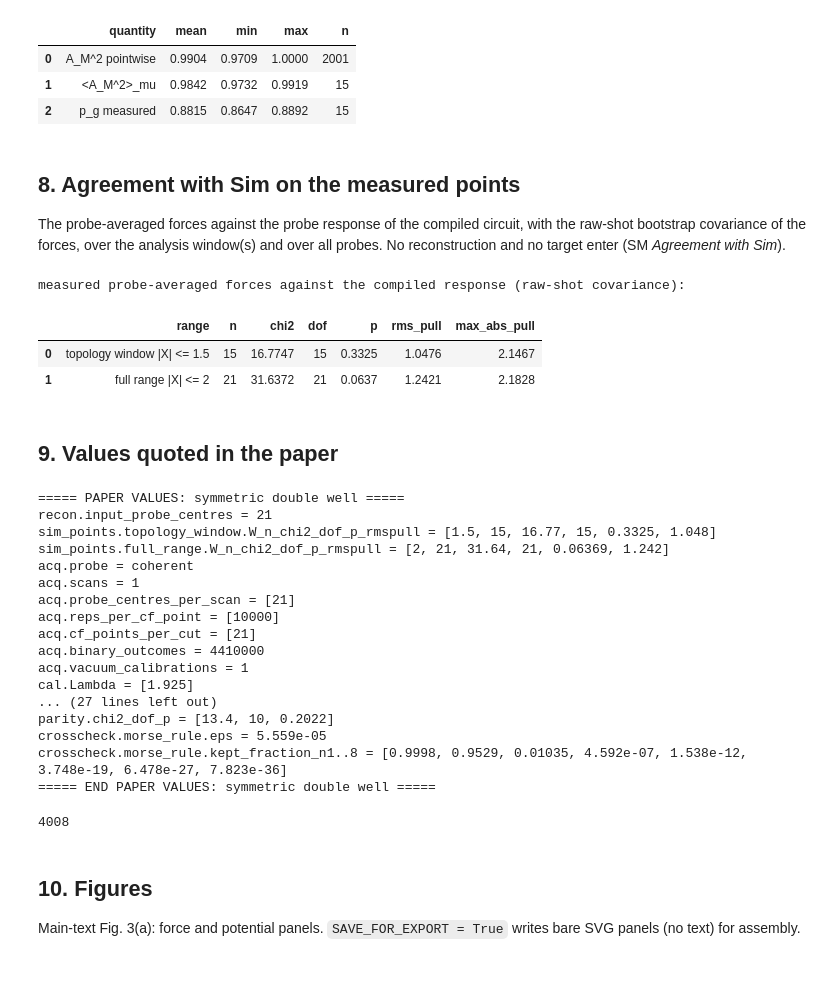
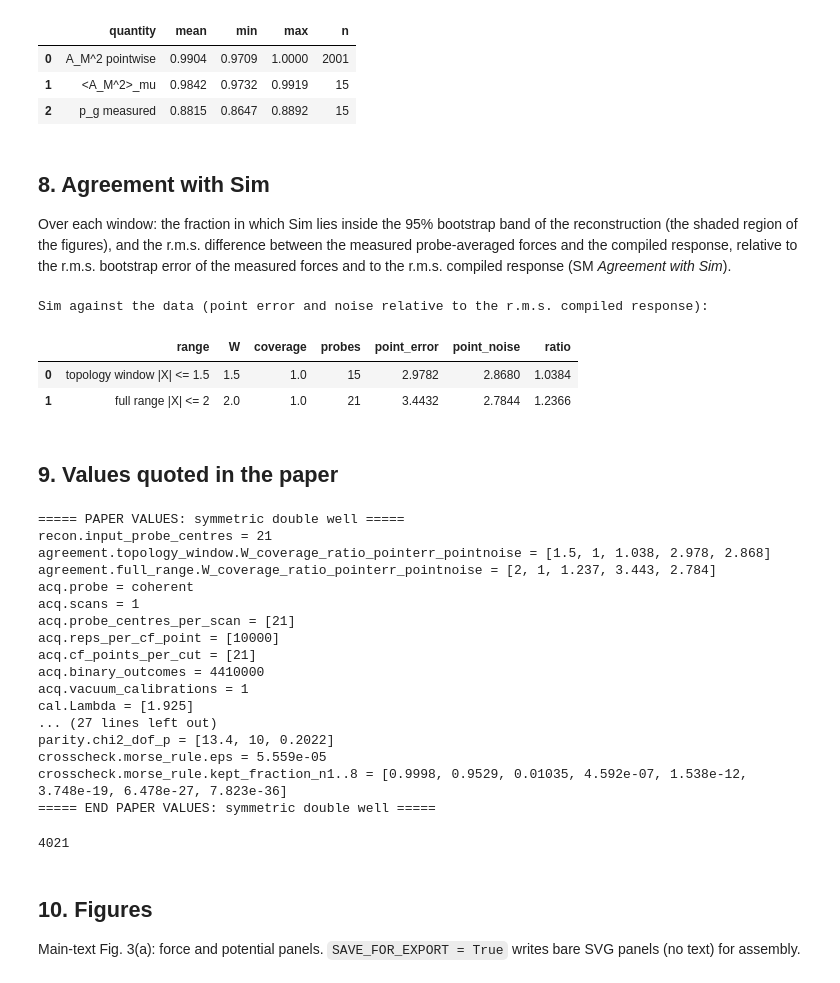
Before and after one commit to clarayfontaine/qsp-anharmonic-potentials, a Jupyter notebook: 02_symmetric_double_well.ipynb, the cells around one changed output. Cells and saved outputs as stored; diff of their text form; code cells hidden in the pictures.

Commit message:
Update sim to data agreement

```diff
--- a/02_symmetric_double_well.ipynb
+++ b/02_symmetric_double_well.ipynb
@@ -1324,51 +1324,68 @@ acceptance over |X| <= 1.5:
 | 1 | <A_M^2>_mu | 0.9842 | 0.9732 | 0.9919 | 15 |
 | 2 | p_g measured | 0.8815 | 0.8647 | 0.8892 | 15 |
 # %% [markdown]
-## 8. Agreement with Sim on the measured points
-The probe-averaged forces against the probe response of the compiled circuit, with the
-raw-shot bootstrap covariance of the forces, over the analysis window(s) and over all
-probes. No reconstruction and no target enter (SM *Agreement with Sim*).
+## 8. Agreement with Sim
+Over each window: the fraction in which Sim lies inside the 95% bootstrap band of the
+reconstruction (the shaded region of the figures), and the r.m.s. difference between the measured
+probe-averaged forces and the compiled response, relative to the r.m.s. bootstrap error of the
+measured forces and to the r.m.s. compiled response (SM *Agreement with Sim*).
 # %%
 # =====================================================================
-#  §8 --- AGREEMENT WITH SIM ON THE MEASURED POINTS.  chi2 = d^T C^-1 d,
-#  d the measured minus the compiled probe-averaged force at each probe,
-#  C the raw-shot bootstrap covariance of the measured forces.
+#  §8 --- AGREEMENT WITH SIM, over each window W:
+#    coverage     fraction of |X| <= W (uniform grid) in which Sim lies inside
+#                 the 95% bootstrap band of the reconstruction, i.e. the
+#                 shaded region of the figures
+#    point error  r.m.s. of (measured - compiled) probe-averaged force over the
+#                 probe centres in |X| <= W, relative to the r.m.s. of the
+#                 compiled response there; no reconstruction enters
+#    point noise  r.m.s. bootstrap error of those measured forces, in the same
+#                 units
+#    ratio        point error / point noise: near 1 means the measured forces
+#                 differ from the compiled response by the noise alone
 # =====================================================================
 _mu_p = np.asarray(prep_all["mu"], float)
 _F_p = np.asarray(prep_all["F"], float)
 _C_p = np.asarray(prep_all["covF"], float)        # block-diagonal over the scans
+_se_p = np.sqrt(np.clip(np.diag(_C_p), 0, None))
 _F_c = np.asarray(compiled_coherent(_mu_p)[0], float)
+
+_X = np.asarray(XGRID, float)
+_F_sim = np.asarray(F_COMP_EST, float)                   # Sim
+_lo, _hi = np.asarray(flo, float), np.asarray(fhi, float)
 
 _wins = {f"topology window |X| <= {float(TOPOLOGY_WINDOW[1]):g}": float(TOPOLOGY_WINDOW[1]),
          "full range |X| <= 2": L/2 + 1e-6}
 
-def _chi2_points(sel):
-    """chi2 = d^T C^-1 d on the resolved eigenmodes of C, and the pulls."""
-    d = (_F_p - _F_c)[sel]
-    C = _C_p[np.ix_(sel, sel)]; C = (C + C.T)/2
-    ev, U = np.linalg.eigh(C)
-    keep = ev > max(float(ev.max())*1e-10, 1e-18)
-    z = (U[:, keep].T @ d)/np.sqrt(ev[keep])
-    chi = float(z @ z); k = int(keep.sum())
-    pull = d/np.sqrt(np.clip(np.diag(C), 1e-300, None))
-    return {"n": int(sel.sum()), "chi2": chi, "dof": k, "p": float(chi2_dist.sf(chi, k)),
-            "rms_pull": float(np.sqrt(np.mean(pull**2))), "max_abs_pull": float(np.max(np.abs(pull)))}
+def _rms(v):
+    v = np.asarray(v, float)
+    return float(np.sqrt(np.mean(v**2)))
+
+
+def agreement_with_sim(W):
+    gx = (np.abs(_X) <= W + 1e-9) & np.isfinite(_F_sim) & np.isfinite(_lo) & np.isfinite(_hi)
+    inside = (_F_sim[gx] >= _lo[gx]) & (_F_sim[gx] <= _hi[gx])
+    gp = np.abs(_mu_p) <= W + 1e-9
+    err, noise = _rms(_F_p[gp] - _F_c[gp]), _rms(_se_p[gp])
+    return {"W": min(float(W), 2.0), "coverage": float(inside.mean()), "probes": int(gp.sum()),
+            "point_error": err/_rms(_F_c[gp]), "point_noise": noise/_rms(_F_c[gp]),
+            "ratio": err/noise}
 
 
 _rows = []
 for _name, _W in _wins.items():
-    _r = _chi2_points(np.abs(_mu_p) <= _W + 1e-9)
+    _r = agreement_with_sim(_W)
     _rows.append({"range": _name, **_r})
-    PAPER[f"sim_points.{_name.split(' |')[0].replace(' ', '_')}.W_n_chi2_dof_p_rmspull"] = [
-        _W if _W < 1.99 else 2.0, _r["n"], _r["chi2"], _r["dof"], _r["p"], _r["rms_pull"]]
-SIM_POINTS = pd.DataFrame(_rows)
-print("measured probe-averaged forces against the compiled response (raw-shot covariance):")
-display(SIM_POINTS.round(4))
+    PAPER[f"agreement.{_name.split(' |')[0].replace(' ', '_')}.W_coverage_ratio_pointerr_pointnoise"] = [
+        _r["W"], _r["coverage"], _r["ratio"], _r["point_error"], _r["point_noise"]]
+AGREEMENT = pd.DataFrame(_rows)
+AGREEMENT.to_csv(OUT / "agreement_with_sim.csv", index=False)
+print("Sim against the data (point error and noise relative to the r.m.s. compiled response):")
+display(AGREEMENT.round(4))
 # %% [output]
-measured probe-averaged forces against the compiled response (raw-shot covariance):
+Sim against the data (point error and noise relative to the r.m.s. compiled response):
-|  | range | n | chi2 | dof | p | rms_pull | max_abs_pull |
-| 0 | topology window |X| <= 1.5 | 15 | 16.7747 | 15 | 0.3325 | 1.0476 | 2.1467 |
-| 1 | full range |X| <= 2 | 21 | 31.6372 | 21 | 0.0637 | 1.2421 | 2.1828 |
+|  | range | W | coverage | probes | point_error | point_noise | ratio |
+| 0 | topology window |X| <= 1.5 | 1.5 | 1.0 | 15 | 2.9782 | 2.8680 | 1.0384 |
+| 1 | full range |X| <= 2 | 2.0 | 1.0 | 21 | 3.4432 | 2.7844 | 1.2366 |
 # %% [markdown]
 ## 9. Values quoted in the paper
 # %%
@@ -1475,8 +1492,8 @@ print(f"===== END PAPER VALUES: {GATE} =====")
 # %% [output]
 ===== PAPER VALUES: symmetric double well =====
 recon.input_probe_centres = 21
-sim_points.topology_window.W_n_chi2_dof_p_rmspull = [1.5, 15, 16.77, 15, 0.3325, 1.048]
-sim_points.full_range.W_n_chi2_dof_p_rmspull = [2, 21, 31.64, 21, 0.06369, 1.242]
+agreement.topology_window.W_coverage_ratio_pointerr_pointnoise = [1.5, 1, 1.038, 2.978, 2.868]
+agreement.full_range.W_coverage_ratio_pointerr_pointnoise = [2, 1, 1.237, 3.443, 2.784]
 acq.probe = coherent
 acq.scans = 1
 acq.probe_centres_per_scan = [21]
@@ -1490,7 +1507,7 @@ parity.chi2_dof_p = [13.4, 10, 0.2022]
 crosscheck.morse_rule.eps = 5.559e-05
 crosscheck.morse_rule.kept_fraction_n1..8 = [0.9998, 0.9529, 0.01035, 4.592e-07, 1.538e-12, 3.748e-19, 6.478e-27, 7.823e-36]
 ===== END PAPER VALUES: symmetric double well =====
-4008
+4021
 # %% [markdown]
 ## 10. Figures
 Main-text Fig. 3(a): force and potential panels. `SAVE_FOR_EXPORT = True` writes bare SVG panels (no text) for assembly.
```
Also changed, not shown: parts of 2 cells of this notebook, 5 other files.
